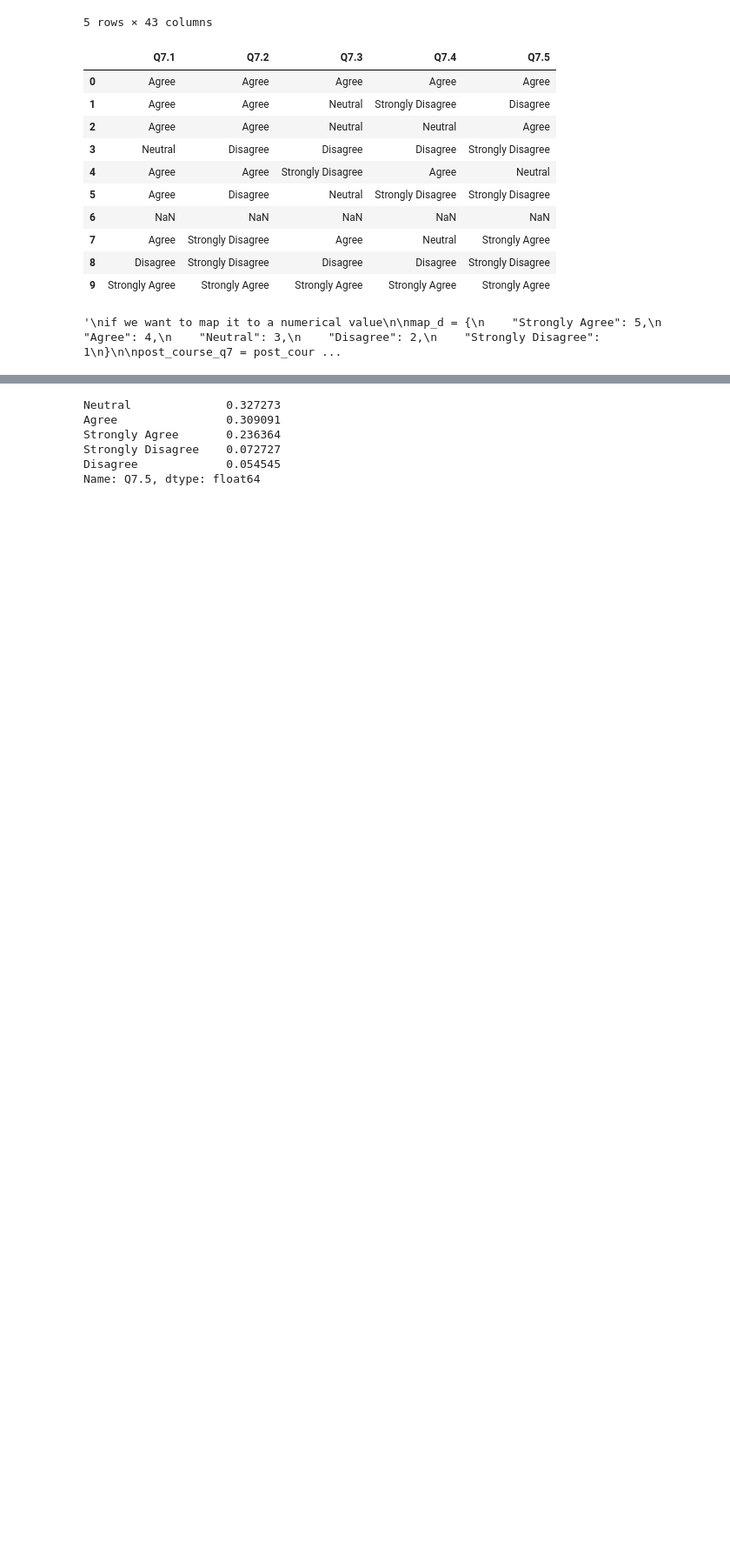
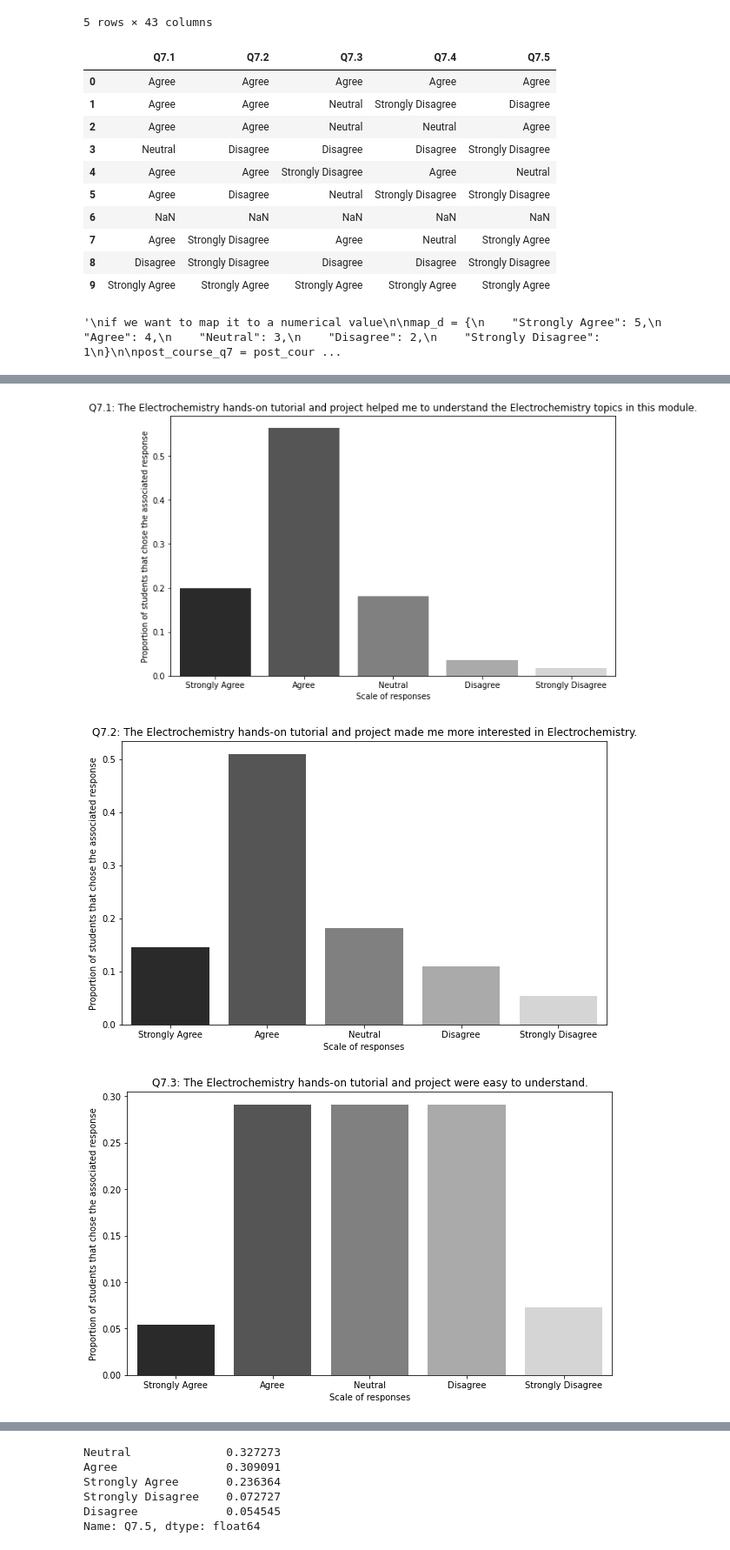
Before and after one commit to kwangyy/electro-analysis, a Jupyter notebook: q7_analysis.ipynb, the cells around one changed output, grey strips where cells are left out. Shown at 87% size. Cells and saved outputs as stored; diff of their text form; code cells hidden in the pictures; blank space fills up the shorter version.

```diff
--- a/q7_analysis.ipynb
+++ b/q7_analysis.ipynb
@@ -48,10 +48,3 @@ post_course_q7.dropna(inplace = True)
 # %%
 import matplotlib.pyplot as plt
 import seaborn as sns
-# %%
-for col in post_course_q7.columns:
-    plt.figure(figsize=(10,6))
-    q7_value_counts = post_course_q7[col].value_counts(normalize = True)
-    sns.barplot(x = q7_value_counts.index, y = q7_value_counts, order = ['Strongly Agree', 'Agree', 'Neutral', 'Disagree', 'Strongly Disagree'])
-    plt.title(col)
-    plt.show()
@@ -63,0 +51,21 @@ for col in post_course_q7.columns:
+# %%
+for i in range(len(post_course_q7.columns)):
+    question_list = ["The Electrochemistry hands-on tutorial and project helped me to understand the Electrochemistry topics in this module.",
+                     "The Electrochemistry hands-on tutorial and project made me more interested in Electrochemistry.",
+                     "The Electrochemistry hands-on tutorial and project were easy to understand.",
+                     "The Electrochemistry hands-on tutorial and project were easy to carry out.",
+                     "The Electrochemistry hands-on tutorial and project should be included in future iterations."]
+    col = post_course_q7.columns[i]
+    question = question_list[i]
+    plt.figure(figsize=(10,6))
+    q7_value_counts = post_course_q7[col].value_counts(normalize = True)
+    sns.barplot(x = q7_value_counts.index, y = q7_value_counts, order = ['Strongly Agree', 'Agree', 'Neutral', 'Disagree', 'Strongly Disagree'], palette = 'gray')
+    title_name = f"{col}: {question}"
+    plt.title(title_name)
+    plt.xlabel("Scale of responses")
+    plt.ylabel("Proportion of students that chose the associated response")
+    plt.show()
+# %% [output]
+[figure, added]
+[figure, added]
+[figure, added]
```
Also changed, not shown: parts of 2 cells of this notebook, 3 other files.
